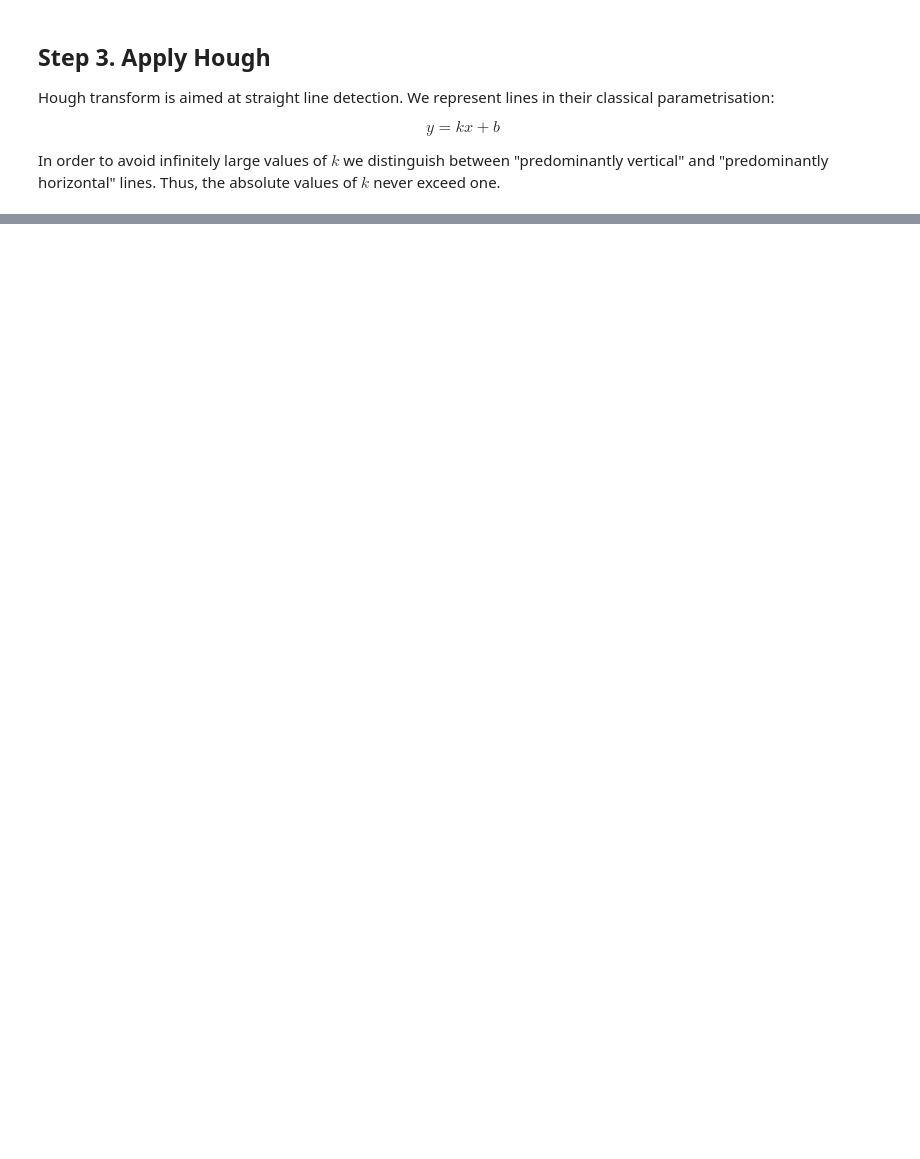
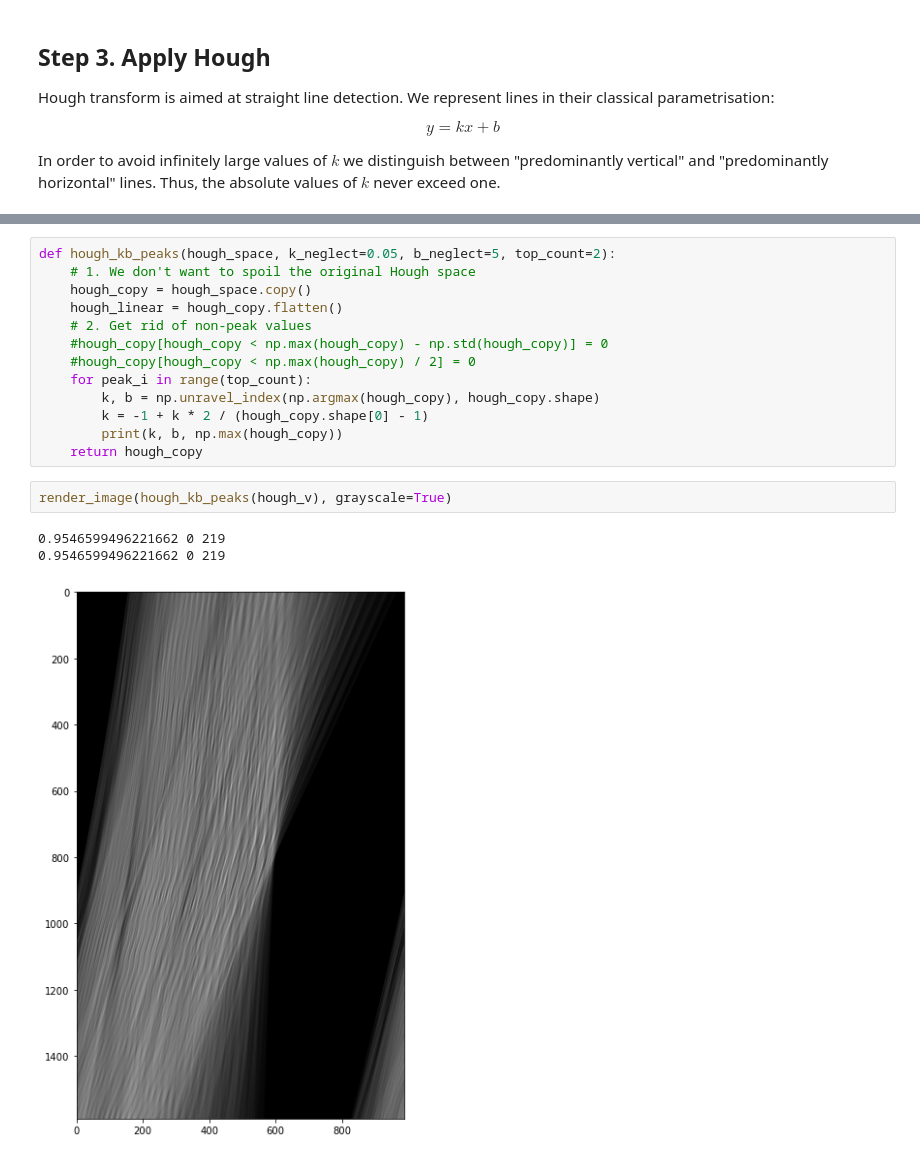
Before and after one commit to jointpoints/perspective-control, a Jupyter notebook: experiments/hough_transform.ipynb, the cells around one changed output, grey strips where cells are left out. Saved outputs shown, nothing was run; the diff lists cells and outputs as text; blank space fills up the shorter version.

```diff
--- a/experiments/hough_transform.ipynb
+++ b/experiments/hough_transform.ipynb
@@ -150,0 +158,19 @@ ax_v.imshow(voters_v / np.max(voters_v), cmap=plot.cm.gray);
+# %%
+def hough_kb_peaks(hough_space, k_neglect=0.05, b_neglect=5, top_count=2):
+    # 1. We don't want to spoil the original Hough space
+    hough_copy = hough_space.copy()
+    hough_linear = hough_copy.flatten()
+    # 2. Get rid of non-peak values
+    #hough_copy[hough_copy < np.max(hough_copy) - np.std(hough_copy)] = 0
+    #hough_copy[hough_copy < np.max(hough_copy) / 2] = 0
+    for peak_i in range(top_count):
+        k, b = np.unravel_index(np.argmax(hough_copy), hough_copy.shape)
+        k = -1 + k * 2 / (hough_copy.shape[0] - 1)
+        print(k, b, np.max(hough_copy))
+    return hough_copy
+# %%
+render_image(hough_kb_peaks(hough_v), grayscale=True)
+# %% [output]
+0.9546599496221662 0 219
+0.9546599496221662 0 219
+[figure, added]
```
Also changed, not shown: parts of 9 cells of this notebook, 1 other file.
